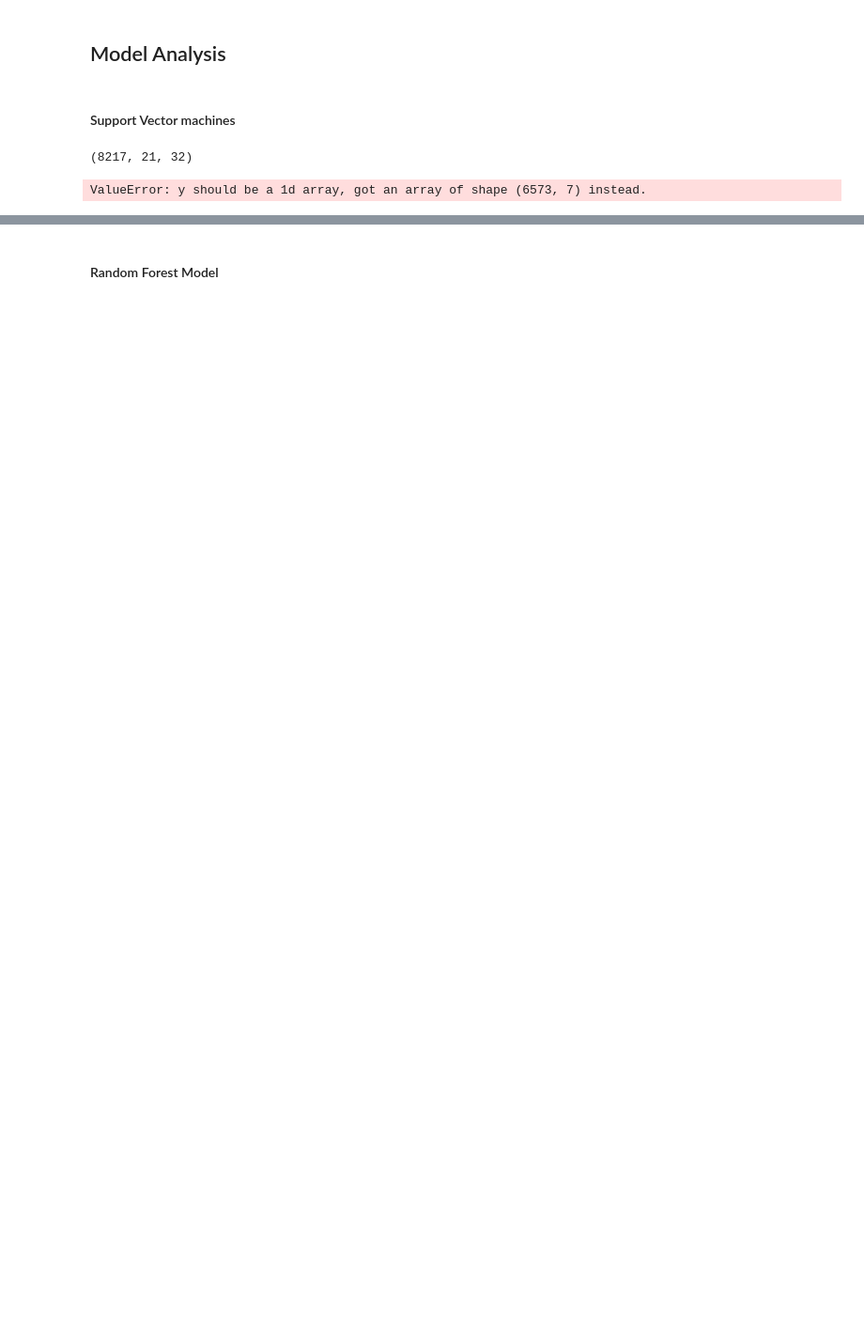
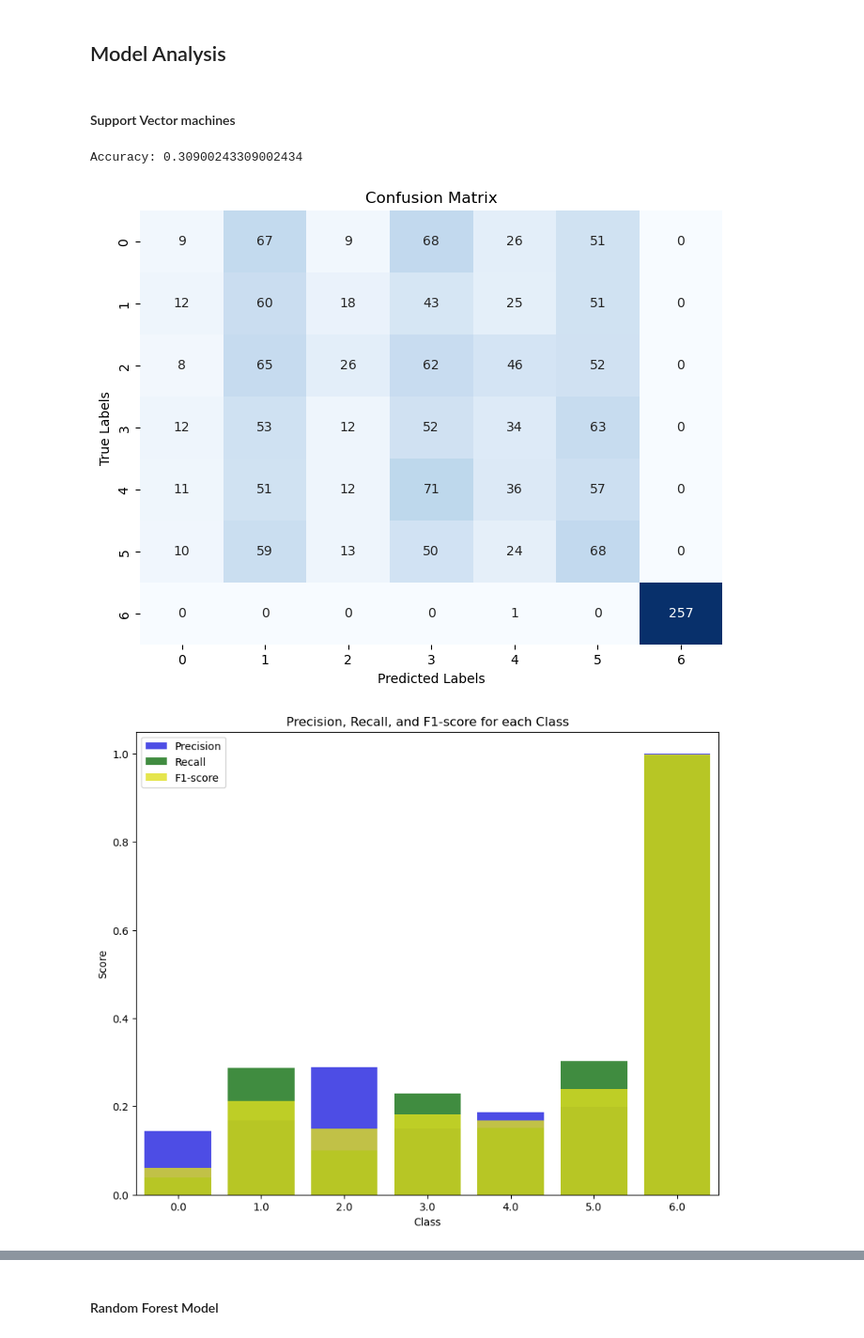
Before and after one commit to AmirMohammadiKarbalaei/Kaggle-Grasp-and-Lift-EEG-Detection, a Jupyter notebook: eeg_signals_analysis.ipynb, the cells around one changed output, grey strips where cells are left out. Shown at 94% size. Saved outputs shown, nothing was run; the diff lists cells and outputs as text; code cells hidden in the pictures; blank space fills up the shorter version.

```diff
--- a/eeg_signals_analysis.ipynb
+++ b/eeg_signals_analysis.ipynb
@@ -287,7 +171,3 @@ pca_tr = pca.fit_transform(all_data_shuffled_scaled)
 ## Model Analysis
 # %% [markdown]
 #### Support Vector machines
-# %%
-all_data_shuffled_scaled.shape
-# %% [output]
-(8217, 21, 32)
@@ -296,7 +174,8 @@ all_data_shuffled_scaled = np.reshape(all_data_shuffled_scaled,(all_data_shuffle
 # %%
 from sklearn.svm import SVC
-
 model = SVC(kernel="rbf")
-evaluate_model(model, all_data_shuffled_scaled, all_labels_shuffled)
+evaluate_model(model, pca_tr,  all_labels_shuffled)
 # %% [output]
-ValueError: y should be a 1d array, got an array of shape (6573, 7) instead.
+Accuracy: 0.30900243309002434
+[figure, added]
+[figure, added]
```
Also changed, not shown: parts of 41 cells of this notebook, 2 other files.
